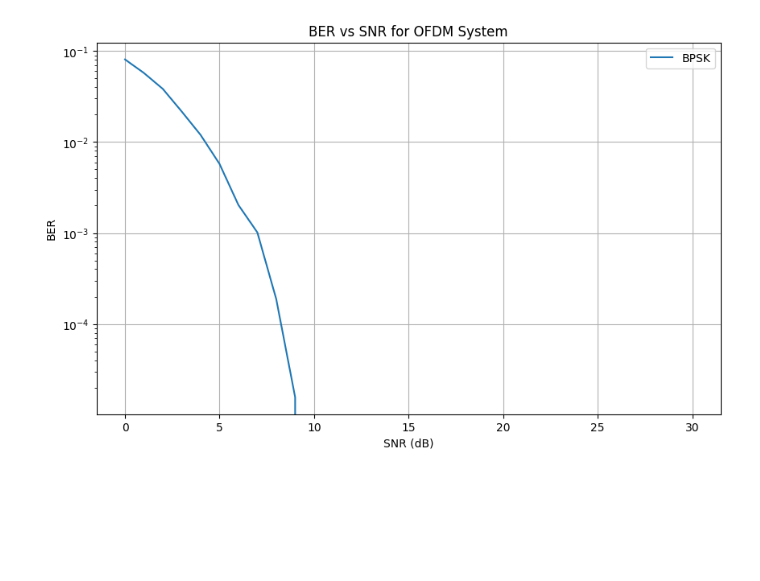
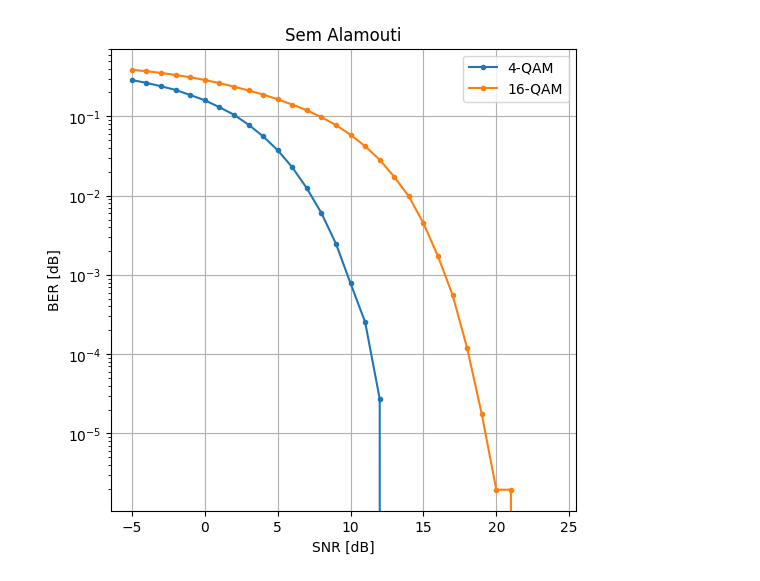
Before and after one commit to gabrielluizep/workbook-eng-telecom, a Jupyter notebook: com2/ofdm.ipynb, the cells around one changed output. Drawn from its saved outputs; the diff is of its cells as text; code cells hidden in the pictures; blank space fills up the shorter version.

Commit message:
feat(COM2): finalizado ofdm com alamouti

```diff
--- a/com2/ofdm.ipynb
+++ b/com2/ofdm.ipynb
@@ -52,11 +46,16 @@ for i in range(len(SNR)):
 # %%
-plt.figure(figsize=(10, 6))
-plt.semilogy(SNR, ratio, label="BPSK")
+plt.figure(figsize=(6, 6))
+plt.title("Sem Alamouti")
+
+labels = ["4-QAM", "16-QAM"]
+
+for row in range(ber_mod.shape[0]):
+    plt.semilogy(SNR, ber_mod[row, :], label=labels[row], marker=".")
+
+plt.legend()
+plt.xlabel("SNR [dB]")
+plt.ylabel("BER [dB]")
 plt.grid(True)
-plt.xlabel("SNR (dB)")
-plt.ylabel("BER")
-plt.title("BER vs SNR for OFDM System")
-plt.legend()
 plt.show()
 # %% [output]
-[figure, old version]
+[figure, new version]
```
Also changed, not shown: parts of 4 cells of this notebook, 1 other file.
